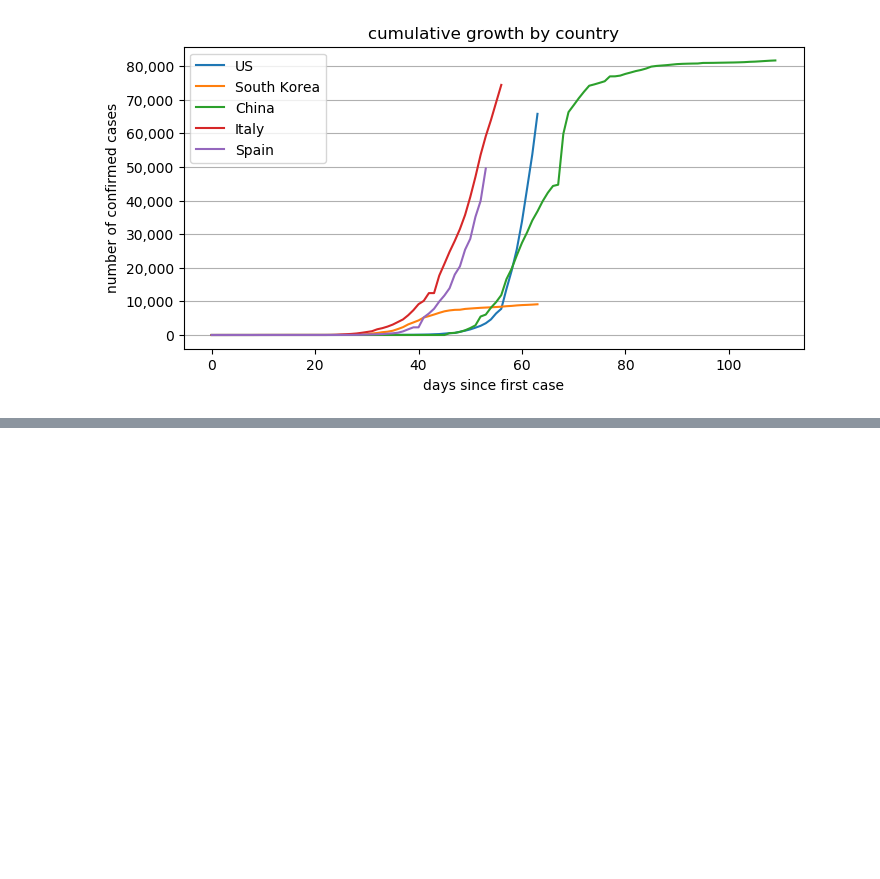
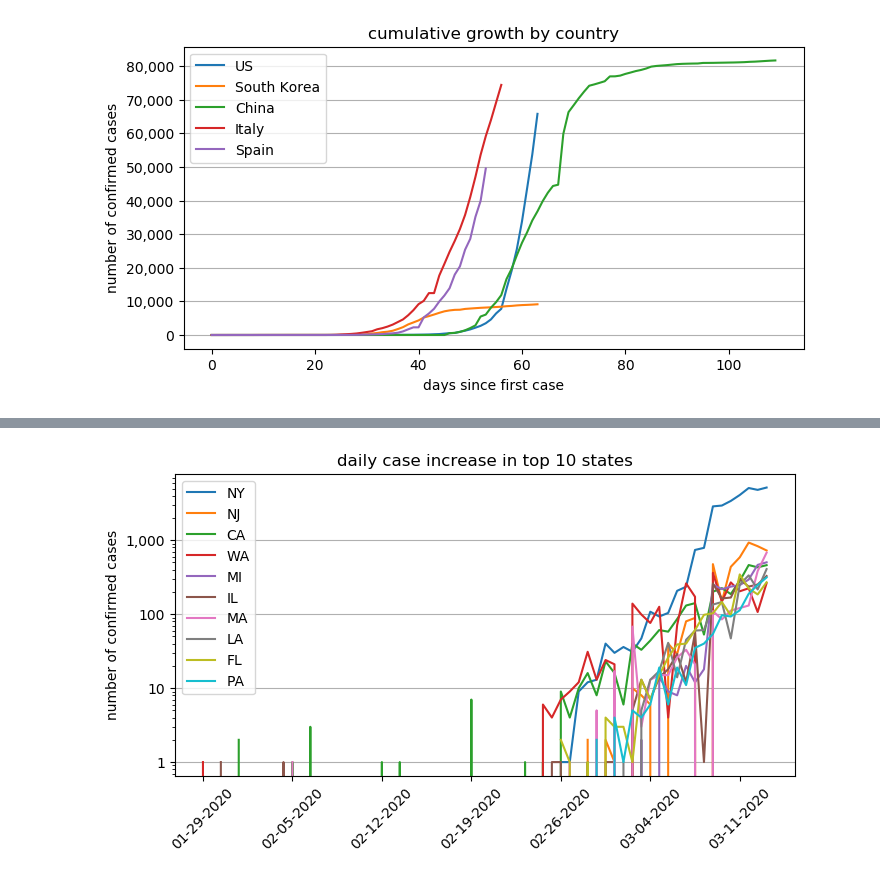
Before and after one commit to ratreya/COVID-19, a Jupyter notebook: covid19.ipynb, the cells around one changed output, grey strips where cells are left out. Drawn from its saved outputs; the diff is of its cells as text; code cells hidden in the pictures; blank space fills up the shorter version.

```diff
--- a/covid19.ipynb
+++ b/covid19.ipynb
@@ -204,0 +176,29 @@ plt.grid(axis='y')
+# %%
+from scipy.ndimage.filters import gaussian_filter1d
+
+us_by_state = merged[merged['Country/Region'] == 'US'].groupby(['Province/State', 'Date'], as_index=False).sum()
+
+# Find top 10 states
+max_for_state = [(us_by_state[us_by_state['Province/State'] == x]['Confirmed'].max(), x) for x in us_by_state['Province/State'].unique()]
+inputs = [x[1] for x in sorted(max_for_state, key=lambda x: x[0], reverse=True)[:10]]
+
+max_x = max(us_by_state[us_by_state['Province/State'] == x].shape[0] for x in inputs)
+fig, axes = plt.subplots(figsize=(8,4), dpi=100)
+for i in range(len(inputs)):
+    confirmed = us_by_state[us_by_state['Province/State'] == inputs[i]]['Confirmed'].values.tolist()
+    deltas = [confirmed[0]] + [confirmed[i] - confirmed[i-1] for i in range(1, len(confirmed))]
+    #deltas = gaussian_filter1d(deltas, sigma=2).tolist()
+    # Pad each series to align them to the right
+    deltas = [None] * (max_x - len(deltas)) + deltas
+    axes.plot(deltas, label = inputs[i])
+
+axes.legend(loc=2)
+axes.set_yscale('log')
+axes.set_ylabel('number of confirmed cases')
+axes.set_title('daily case increase in top 10 states');
+axes.set_yticklabels(['{:,}'.format(int(x)) for x in axes.get_yticks().tolist()])
+axes.set_xticklabels([days[i] for i in range(0, len(days), int(len(days)/len(axes.get_xticks().tolist())))])
+plt.xticks(rotation=45)
+plt.grid(axis='y')
+# %% [output]
+[figure, added]
```
Also changed, not shown: parts of 2 cells of this notebook.
